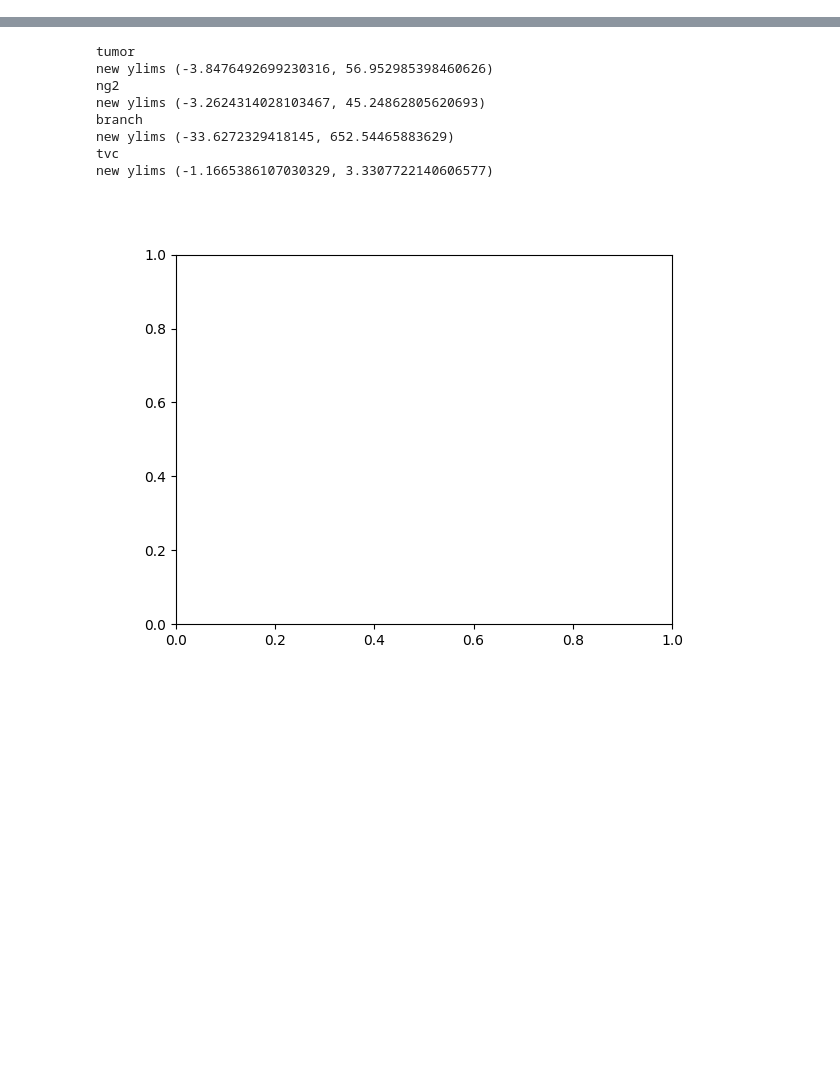
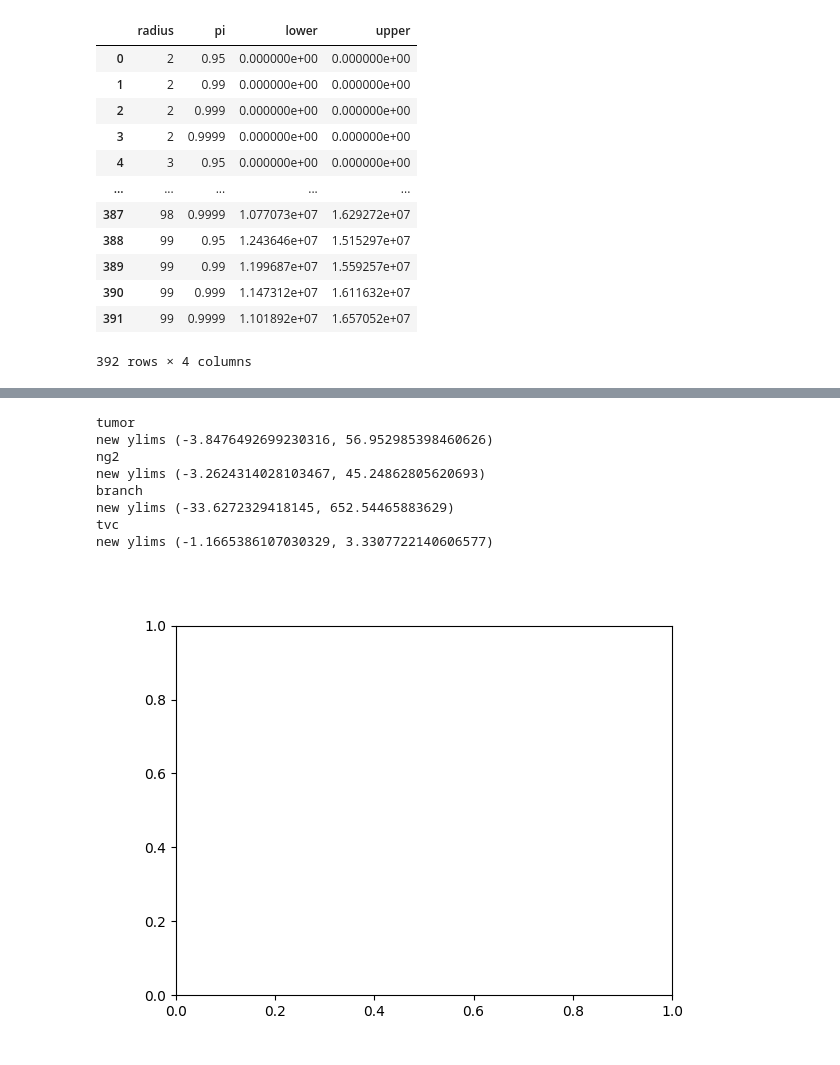
Before and after one commit to dkermany/mdspacer, a Jupyter notebook: ipynb/confocal_3D/plot_rstats.ipynb, the cells around one changed output, grey strips where cells are left out. Cells and saved outputs as stored; diff of their text form; code cells hidden in the pictures; blank space fills up the shorter version.

```diff
--- a/ipynb/confocal_3D/plot_rstats.ipynb
+++ b/ipynb/confocal_3D/plot_rstats.ipynb
@@ -101,0 +212,20 @@ def load_csv(path):
+# %%
+# For testing only
+rstats_path = "/home/dkermany/ripley_results/FV10__20181004_122358_random_multivariate_ng2_tvc_rstats.csv"
+rand_rstats = load_csv(rstats_path)
+
+pi_range_to_df(calculate_pi_range(rand_rstats))
+# %% [output]
+|  | radius | pi | lower | upper |
+| 0 | 2 | 0.95 | 0.000000e+00 | 0.000000e+00 |
+| 1 | 2 | 0.99 | 0.000000e+00 | 0.000000e+00 |
+| 2 | 2 | 0.999 | 0.000000e+00 | 0.000000e+00 |
+| 3 | 2 | 0.9999 | 0.000000e+00 | 0.000000e+00 |
+| 4 | 3 | 0.95 | 0.000000e+00 | 0.000000e+00 |
+| ... | ... | ... | ... | ... |
+| 387 | 98 | 0.9999 | 1.077073e+07 | 1.629272e+07 |
+| 388 | 99 | 0.95 | 1.243646e+07 | 1.515297e+07 |
+| 389 | 99 | 0.99 | 1.199687e+07 | 1.559257e+07 |
+| 390 | 99 | 0.999 | 1.147312e+07 | 1.611632e+07 |
+| 391 | 99 | 0.9999 | 1.101892e+07 | 1.657052e+07 |
+392 rows × 4 columns
```
Also changed, not shown: parts of 9 cells of this notebook, 1 other file.
